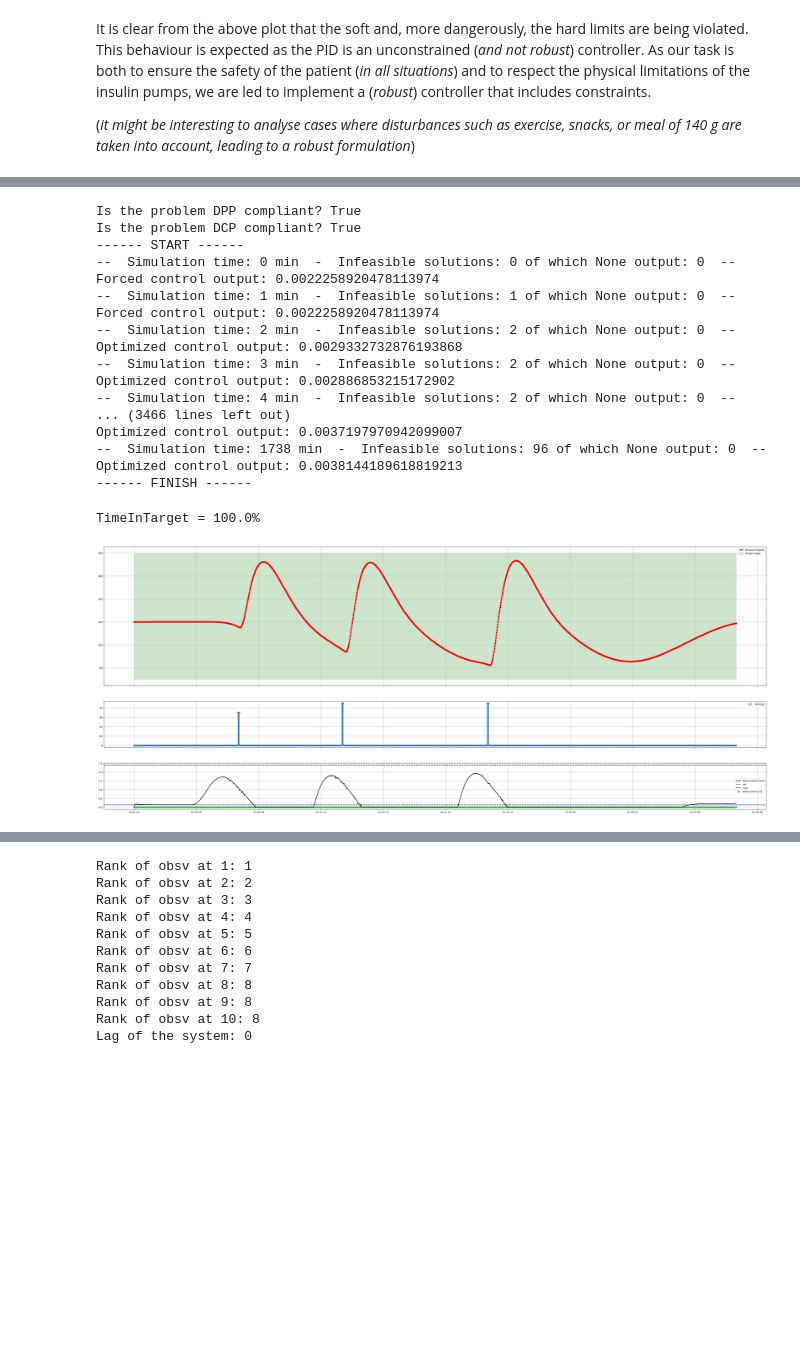
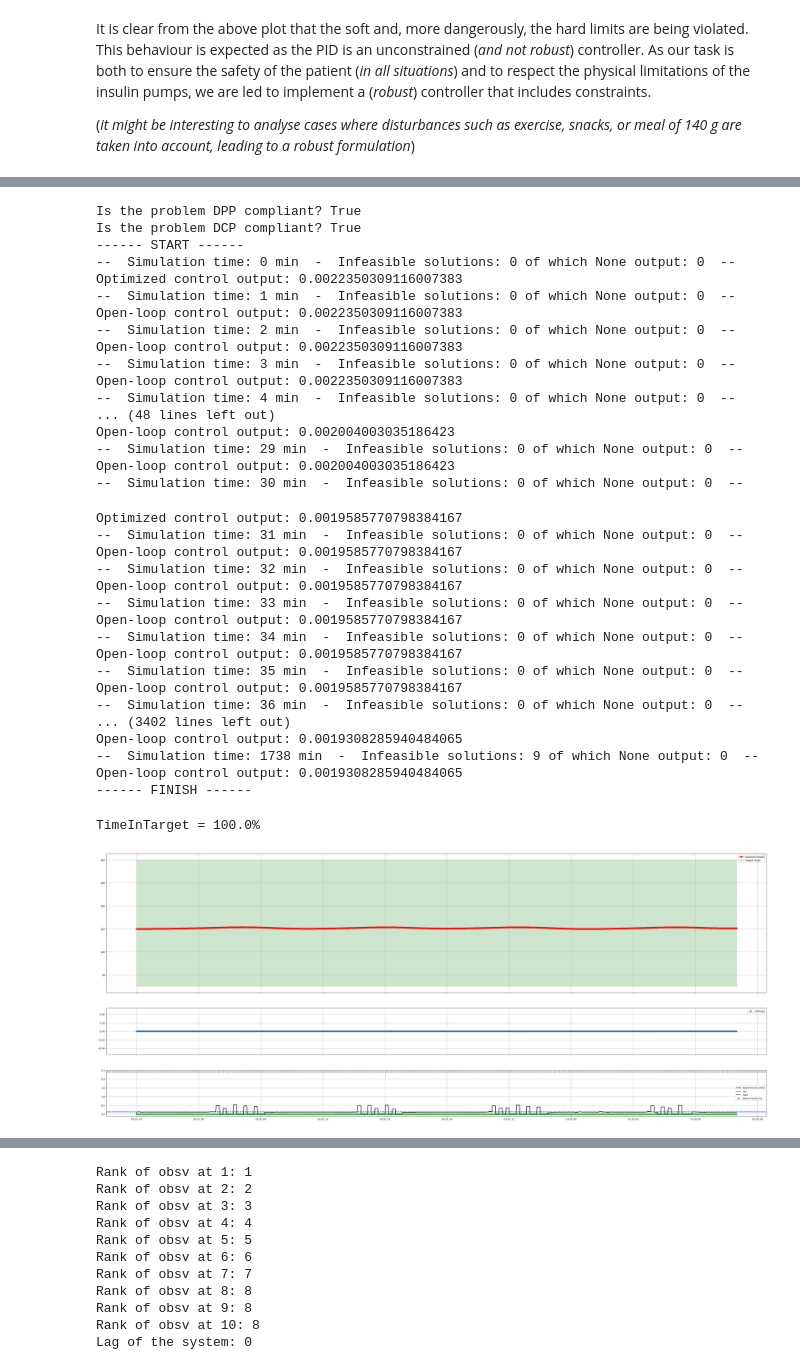
Before and after one commit to Jackmastro/MPC_DeePC_COCO, a Jupyter notebook: COCO2024project_GiacomoMastroddi.ipynb, the cells around one changed output, grey strips where cells are left out. Cells and saved outputs as stored; diff of their text form; code cells hidden in the pictures; blank space fills up the shorter version.

```diff
--- a/COCO2024project_GiacomoMastroddi.ipynb
+++ b/COCO2024project_GiacomoMastroddi.ipynb
@@ -1081,64 +1154,85 @@ class TrackingMPController_discrete:
                 print(f"Open-loop control output: {control_output}")
             return control_output, dss
 # %%
-##################################### Tracking MPC ###################################
+##################################### Tracking MPC - discretized ###################################
 # Initialize the dict to save inputs
 basal_handler_params = dict()
 basal_handler_params['open-loop input'] = None
 
 # Get the data
-# data_given = pd.read_csv('data/zero_test.csv')
+data_given = pd.read_csv('data/zero_test.csv')
 # data_given = pd.read_csv('data/easy_test.csv')
 # data_given = pd.read_csv('data/data_cho.csv')
-data_given = pd.read_csv('data/default_data.csv')
+# data_given = pd.read_csv('data/default_data.csv')
 
 # Instatiating tracking MPC
-Q = np.diag([1, 0, 1, 1, 1, 1, 1, 0, 10]) * normalization_Q
-r = 0.5 * normalization_r
-S = Q
-control_horizon = 2 # increase to reduce computation time
-K = 140
-# s = 0.0 # increase to penalize the soft constraint
+Q = np.diag([1, 0, 1, 1, 1, 1, 1, 0, 1e4]) * normalization_Q
+r = 0 * normalization_r
+s = 100
+control_horizon = 10
+discret_time = 10
+K = 250
+assert K % discret_time == 0, "K should be a multiple of the discretization time."
+assert K >= control_horizon, "K should be greater than the control horizon."
 print_output = True
-tracking_mpc = TrackingMPController(Q, S, r, K, control_horizon, print_output=print_output)
+
+# Initialize the controller
+tracking_mpc = TrackingMPController_discrete(Q, r, s, K, control_horizon, discret_time, print_output=print_output)
 
 # Running the simulation
 print("------ START ------")
 glucose, i, insulin_bolus, m, time = simulate(basal_handler=tracking_mpc.compute_mpc,
                                               basal_handler_params=basal_handler_params,
                                               data_given=data_given,
                                               meal_input_modulation_factor=1)
 print("------ FINISH ------")
 
 data = glucose_time_vectors_to_dataframe(glucose=glucose, t=time)
 
 agata = Agata()
 results = agata.analyze_glucose_profile(data)
 # print(results)
 
 TimeInTarget = time_in_target(data)
 print('TimeInTarget = ' + str(TimeInTarget) + '%')
 
 plot_results(glucose=glucose,insulin_bolus=insulin_bolus, i=i, m=m, time=time)
 # %% [output]
 Is the problem DPP compliant? True
 Is the problem DCP compliant? True
 ------ START ------
 --  Simulation time: 0 min  -  Infeasible solutions: 0 of which None output: 0  --
-Forced control output: 0.0022258920478113974
---  Simulation time: 1 min  -  Infeasible solutions: 1 of which None output: 0  --
-Forced control output: 0.0022258920478113974
---  Simulation time: 2 min  -  Infeasible solutions: 2 of which None output: 0  --
-Optimized control output: 0.0029332732876193868
---  Simulation time: 3 min  -  Infeasible solutions: 2 of which None output: 0  --
-Optimized control output: 0.002886853215172902
---  Simulation time: 4 min  -  Infeasible solutions: 2 of which None output: 0  --
-... (3466 lines left out)
-Optimized control output: 0.0037197970942099007
---  Simulation time: 1738 min  -  Infeasible solutions: 96 of which None output: 0  --
-Optimized control output: 0.0038144189618819213
------- FINISH ------
+Optimized control output: 0.0022350309116007383
+--  Simulation time: 1 min  -  Infeasible solutions: 0 of which None output: 0  --
+Open-loop control output: 0.0022350309116007383
+--  Simulation time: 2 min  -  Infeasible solutions: 0 of which None output: 0  --
+Open-loop control output: 0.0022350309116007383
+--  Simulation time: 3 min  -  Infeasible solutions: 0 of which None output: 0  --
+Open-loop control output: 0.0022350309116007383
+--  Simulation time: 4 min  -  Infeasible solutions: 0 of which None output: 0  --
+... (48 lines left out)
+Open-loop control output: 0.002004003035186423
+--  Simulation time: 29 min  -  Infeasible solutions: 0 of which None output: 0  --
+Open-loop control output: 0.002004003035186423
+--  Simulation time: 30 min  -  Infeasible solutions: 0 of which None output: 0  --
-TimeInTarget = 100.0%
+Optimized control output: 0.0019585770798384167
+--  Simulation time: 31 min  -  Infeasible solutions: 0 of which None output: 0  --
+Open-loop control output: 0.0019585770798384167
+--  Simulation time: 32 min  -  Infeasible solutions: 0 of which None output: 0  --
+Open-loop control output: 0.0019585770798384167
+--  Simulation time: 33 min  -  Infeasible solutions: 0 of which None output: 0  --
+Open-loop control output: 0.0019585770798384167
+--  Simulation time: 34 min  -  Infeasible solutions: 0 of which None output: 0  --
+Open-loop control output: 0.0019585770798384167
+--  Simulation time: 35 min  -  Infeasible solutions: 0 of which None output: 0  --
+Open-loop control output: 0.0019585770798384167
+--  Simulation time: 36 min  -  Infeasible solutions: 0 of which None output: 0  --
+... (3402 lines left out)
+Open-loop control output: 0.0019308285940484065
+--  Simulation time: 1738 min  -  Infeasible solutions: 9 of which None output: 0  --
+Open-loop control output: 0.0019308285940484065
+------ FINISH ------
+TimeInTarget = 100.0%
-[figure, old version]
+[figure, new version]
 # %% [markdown]
 ### Possible Improvements
```
Also changed, not shown: parts of 21 cells of this notebook, 1 other file.
